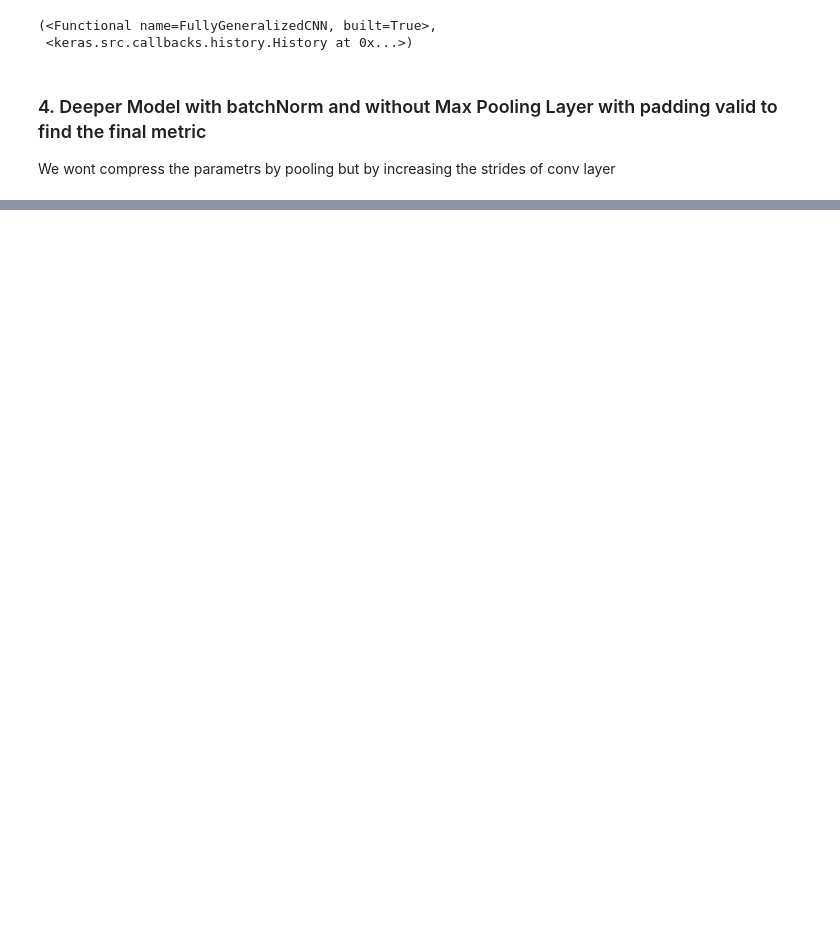
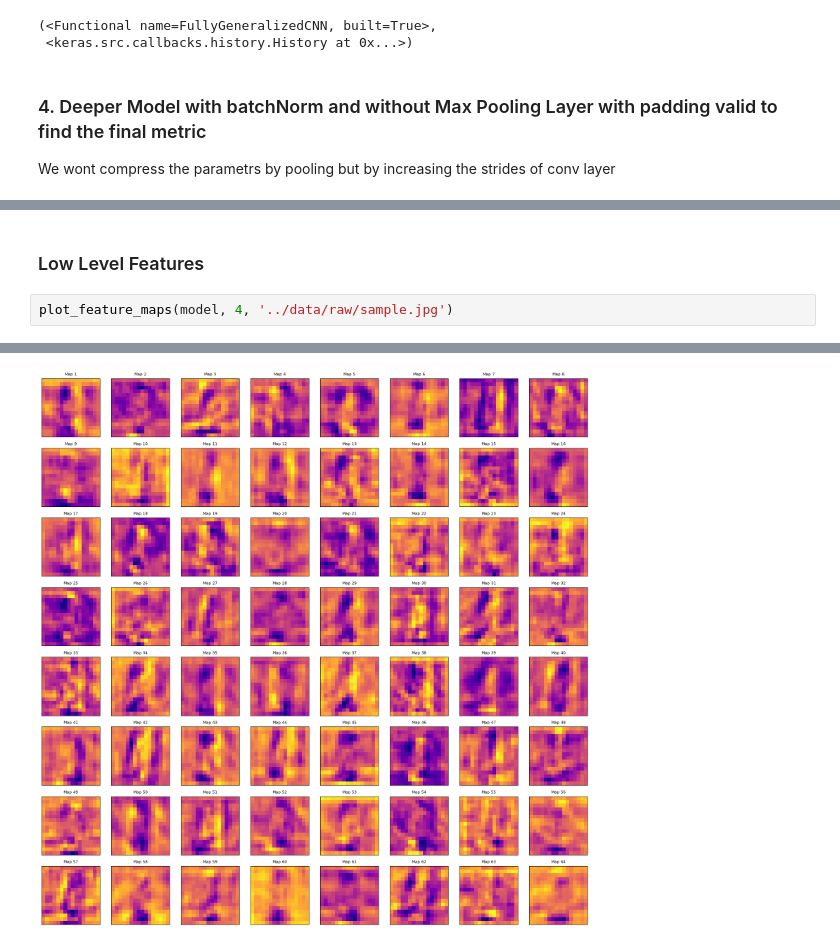
Before and after one commit to shivansh0209/cifar_cnn_classifier, a Jupyter notebook: notebooks/01_model_building.ipynb, the cells around one changed output, grey strips where cells are left out. Drawn from its saved outputs; the diff is of its cells as text; blank space fills up the shorter version.

```diff
--- a/notebooks/01_model_building.ipynb
+++ b/notebooks/01_model_building.ipynb
@@ -148,0 +172,5 @@ ValueError: Computed output size would be zero or negative. Received `inputs sha
+# %% [markdown]
+### Low Level Features
+# %%
+plot_feature_maps(model, 4, '../data/raw/sample.jpg')
+# %% [output]
@@ -148,0 +178 @@ ValueError: Computed output size would be zero or negative. Received `inputs sha
+[figure, added]
```
Also changed, not shown: parts of 12 cells of this notebook, 2 other files.
